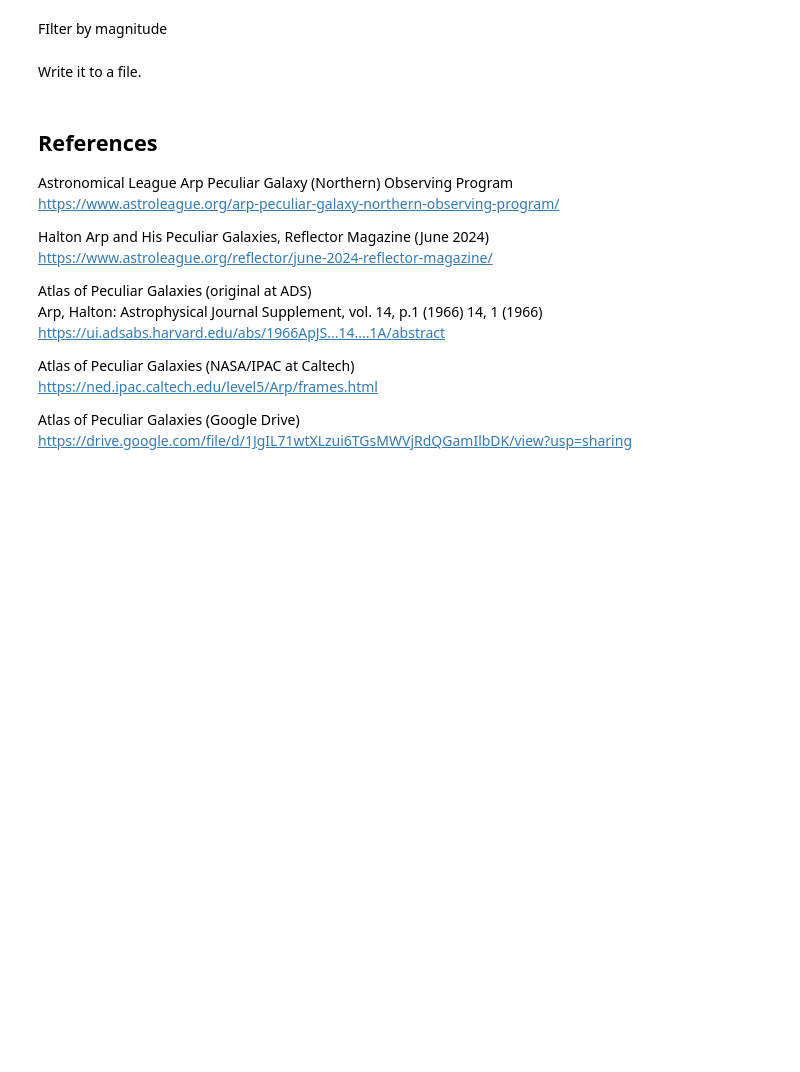
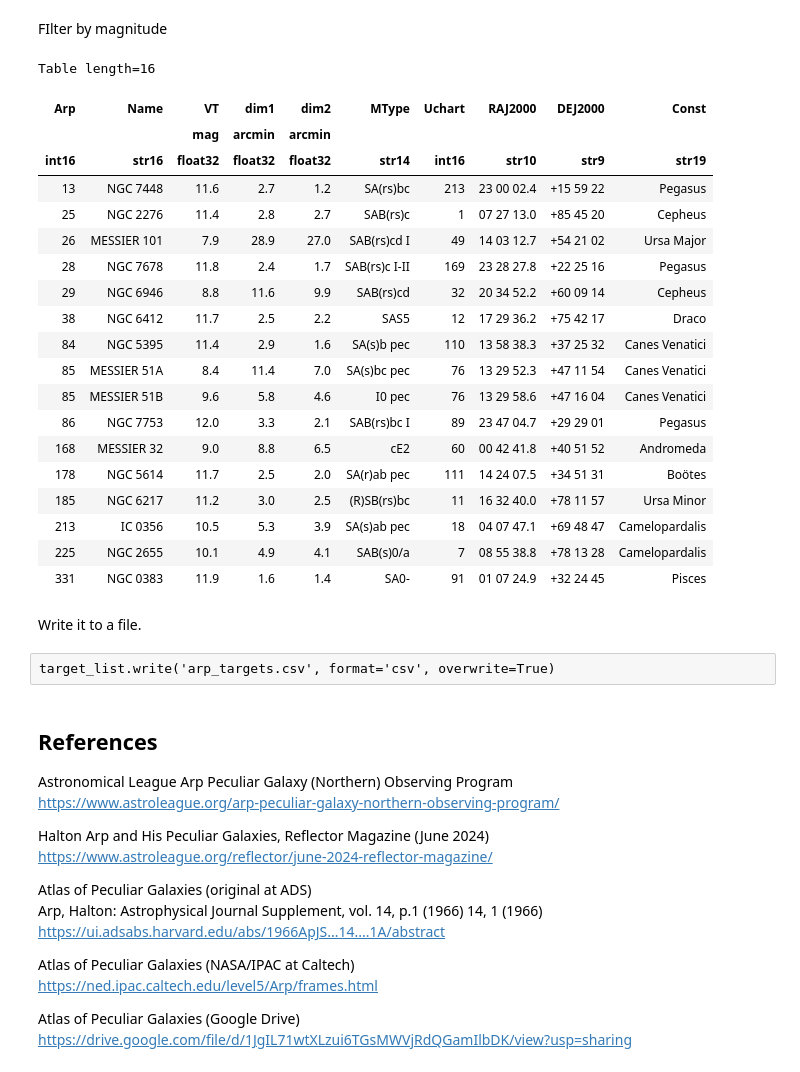
Before and after one commit to Westminster-Astronomical-Society/AL_Northern_Arp_Program, a Jupyter notebook: Arp_Peculiar_Galaxies.ipynb, the cells around one changed output. Drawn from its saved outputs; the diff is of its cells as text; code cells hidden in the pictures; blank space fills up the shorter version.

```diff
--- a/Arp_Peculiar_Galaxies.ipynb
+++ b/Arp_Peculiar_Galaxies.ipynb
@@ -357,5 +364,27 @@ FIlter by magnitude
 # %%
 target_list = arplist.loc[jul_9_targets['Arp']]
 target_list = target_list[(target_list['VT'] > 0) & (target_list['VT'] <= 12)]
+target_list
+# %% [output]
+Table length=16
+| Arp | Name | VT | dim1 | dim2 | MType | Uchart | RAJ2000 | DEJ2000 | Const |
+|  |  | mag | arcmin | arcmin |  |  |  |  |  |
+| int16 | str16 | float32 | float32 | float32 | str14 | int16 | str10 | str9 | str19 |
+| 13 | NGC 7448 | 11.6 | 2.7 | 1.2 | SA(rs)bc | 213 | 23 00 02.4 | +15 59 22 | Pegasus |
+| 25 | NGC 2276 | 11.4 | 2.8 | 2.7 | SAB(rs)c | 1 | 07 27 13.0 | +85 45 20 | Cepheus |
+| 26 | MESSIER 101 | 7.9 | 28.9 | 27.0 | SAB(rs)cd I | 49 | 14 03 12.7 | +54 21 02 | Ursa Major |
+| 28 | NGC 7678 | 11.8 | 2.4 | 1.7 | SAB(rs)c I-II | 169 | 23 28 27.8 | +22 25 16 | Pegasus |
+| 29 | NGC 6946 | 8.8 | 11.6 | 9.9 | SAB(rs)cd | 32 | 20 34 52.2 | +60 09 14 | Cepheus |
+| 38 | NGC 6412 | 11.7 | 2.5 | 2.2 | SAS5 | 12 | 17 29 36.2 | +75 42 17 | Draco |
+| 84 | NGC 5395 | 11.4 | 2.9 | 1.6 | SA(s)b pec | 110 | 13 58 38.3 | +37 25 32 | Canes Venatici |
+| 85 | MESSIER 51A | 8.4 | 11.4 | 7.0 | SA(s)bc pec | 76 | 13 29 52.3 | +47 11 54 | Canes Venatici |
+| 85 | MESSIER 51B | 9.6 | 5.8 | 4.6 | I0 pec | 76 | 13 29 58.6 | +47 16 04 | Canes Venatici |
+| 86 | NGC 7753 | 12.0 | 3.3 | 2.1 | SAB(rs)bc I | 89 | 23 47 04.7 | +29 29 01 | Pegasus |
+| 168 | MESSIER 32 | 9.0 | 8.8 | 6.5 | cE2 | 60 | 00 42 41.8 | +40 51 52 | Andromeda |
+| 178 | NGC 5614 | 11.7 | 2.5 | 2.0 | SA(r)ab pec | 111 | 14 24 07.5 | +34 51 31 | Boötes |
+| 185 | NGC 6217 | 11.2 | 3.0 | 2.5 | (R)SB(rs)bc | 11 | 16 32 40.0 | +78 11 57 | Ursa Minor |
+| 213 | IC 0356 | 10.5 | 5.3 | 3.9 | SA(s)ab pec | 18 | 04 07 47.1 | +69 48 47 | Camelopardalis |
+| 225 | NGC 2655 | 10.1 | 4.9 | 4.1 | SAB(s)0/a | 7 | 08 55 38.8 | +78 13 28 | Camelopardalis |
+| 331 | NGC 0383 | 11.9 | 1.6 | 1.4 | SA0- | 91 | 01 07 24.9 | +32 24 45 | Pisces |
 # %% [markdown]
 Write it to a file.
@@ -364,3 +391,5 @@ target_list.write('arp_targets.csv', format='csv', overwrite=True)
+# %% [raw]
+target_list.write('arp_targets.csv', format='csv', overwrite=True)
 # %% [markdown]
 ## References
 
```
Also changed, not shown: parts of 6 cells of this notebook.
